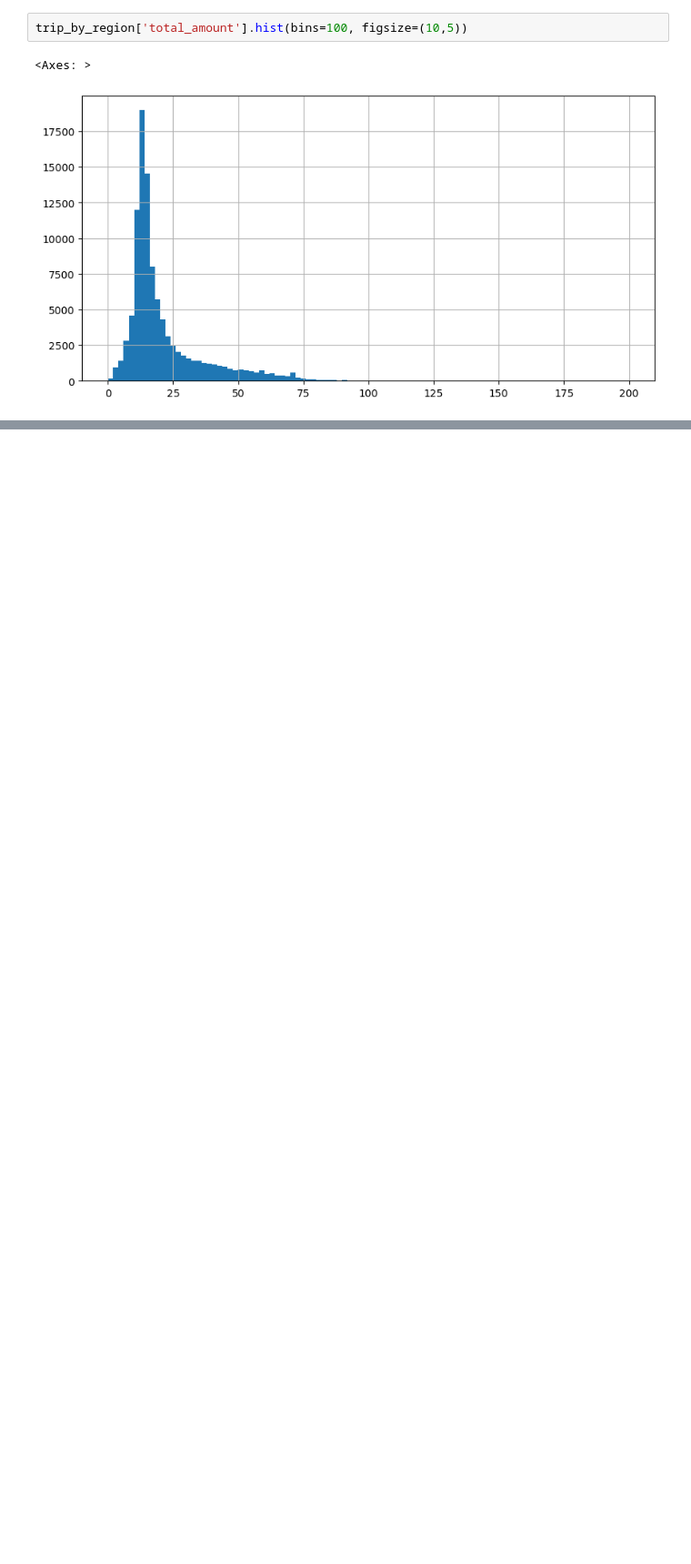
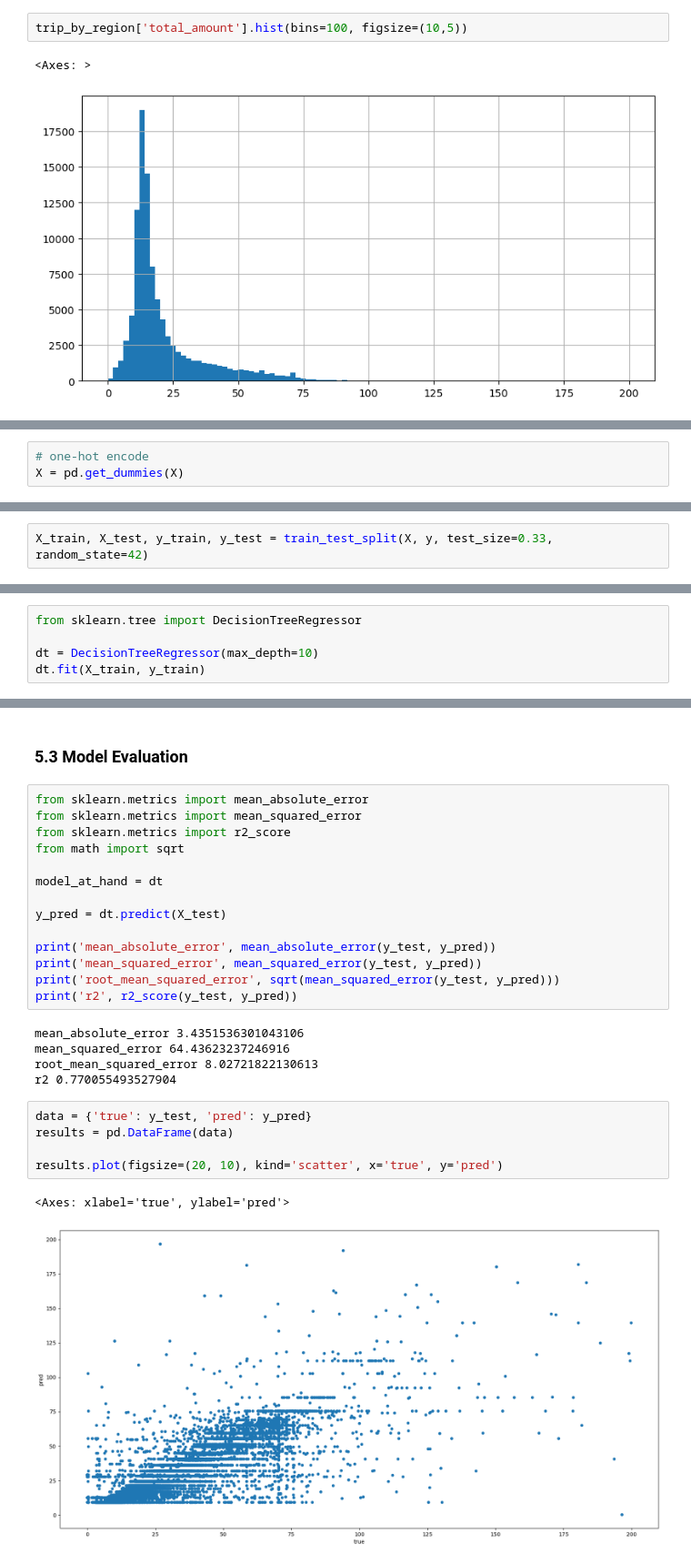
Before and after one commit to jamesaje/New-York-Taxi-Analysis, a Jupyter notebook: project_notebook.ipynb, the cells around one changed output, grey strips where cells are left out. Shown: that part at 91% size. Saved outputs shown, nothing was run; the diff lists cells and outputs as text; blank space fills up the shorter version.

```diff
--- a/project_notebook.ipynb
+++ b/project_notebook.ipynb
@@ -379,0 +402,3 @@ memory usage: 759.6+ MB
+# %%
+# one-hot encode
+X = pd.get_dummies(X)
@@ -379,0 +415,2 @@ memory usage: 759.6+ MB
+# %%
+X_train, X_test, y_train, y_test = train_test_split(X, y, test_size=0.33, random_state=42)
@@ -379,0 +419,5 @@ memory usage: 759.6+ MB
+# %%
+from sklearn.tree import DecisionTreeRegressor
+
+dt = DecisionTreeRegressor(max_depth=10)
+dt.fit(X_train, y_train)
@@ -379,0 +426,29 @@ memory usage: 759.6+ MB
+# %% [markdown]
+### 5.3 Model Evaluation
+# %%
+from sklearn.metrics import mean_absolute_error
+from sklearn.metrics import mean_squared_error
+from sklearn.metrics import r2_score
+from math import sqrt
+
+model_at_hand = dt
+
+y_pred = dt.predict(X_test)
+
+print('mean_absolute_error', mean_absolute_error(y_test, y_pred))
+print('mean_squared_error', mean_squared_error(y_test, y_pred))
+print('root_mean_squared_error', sqrt(mean_squared_error(y_test, y_pred)))
+print('r2', r2_score(y_test, y_pred))
+# %% [output]
+mean_absolute_error 3.4351536301043106
+mean_squared_error 64.43623237246916
+root_mean_squared_error 8.02721822130613
+r2 0.770055493527904
+# %%
+data = {'true': y_test, 'pred': y_pred}
+results = pd.DataFrame(data)
+
+results.plot(figsize=(20, 10), kind='scatter', x='true', y='pred')
+# %% [output]
+<Axes: xlabel='true', ylabel='pred'>
+[figure, added]
```
Also changed, not shown: parts of 25 cells of this notebook.
